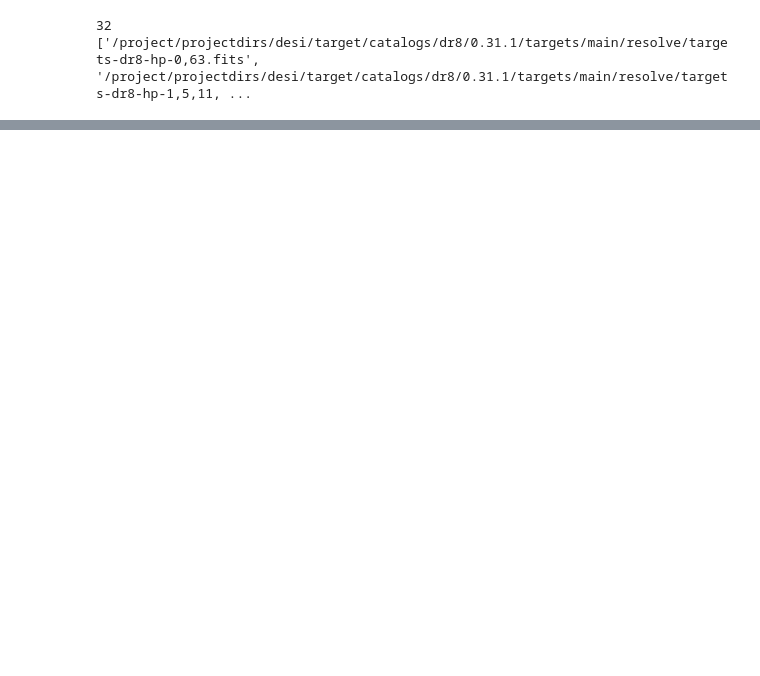
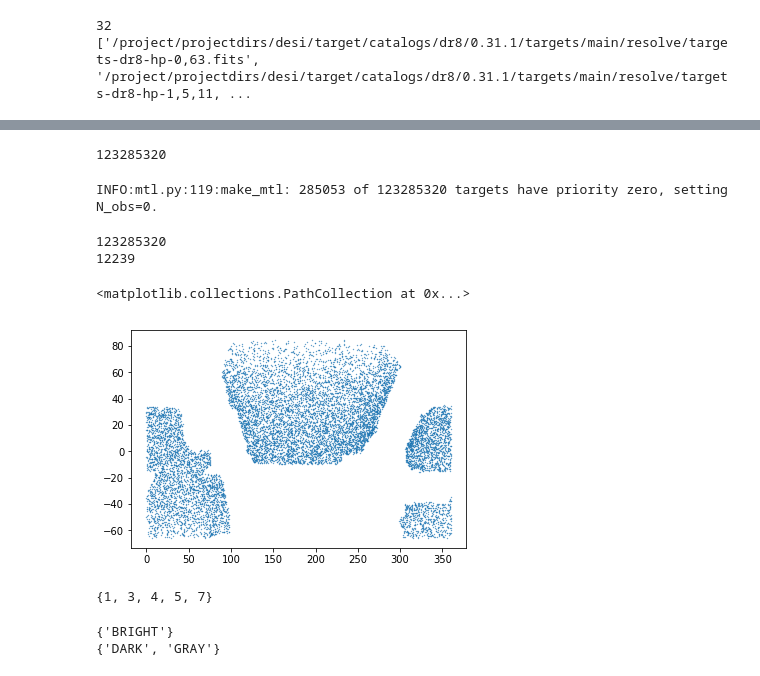
Before and after one commit to forero/fiberassign_explore, a Jupyter notebook: explore_DR8.ipynb, the cells around one changed output, grey strips where cells are left out. Saved outputs shown, nothing was run; the diff lists cells and outputs as text; code cells hidden in the pictures; blank space fills up the shorter version.

```diff
--- a/explore_DR8.ipynb
+++ b/explore_DR8.ipynb
@@ -35,0 +22,10 @@ plt.axis('equal')
+# %%
+data = fitsio.FITS(target_files[0], 'r')
+target_data = data[1].read(columns=['TARGETID', 'DESI_TARGET', 'MWS_TARGET', 'BGS_TARGET', 'SUBPRIORITY', 'NUMOBS_INIT', 'PRIORITY_INIT', 'RA', 'DEC'])
+data.close()
+for i, i_name in enumerate(target_files[1:]):
+    data = fitsio.FITS(i_name, 'r')
+    tmp_data = data[1].read(columns=['TARGETID', 'DESI_TARGET', 'MWS_TARGET', 'BGS_TARGET', 'SUBPRIORITY', 'NUMOBS_INIT', 'PRIORITY_INIT', 'RA', 'DEC'])
+    target_data = np.hstack((target_data, tmp_data))
+    data.close()
+    print(i, len(target_files), len(tmp_data))
@@ -35,0 +50,38 @@ plt.axis('equal')
+# %%
+len(target_data)
+# %% [output]
+123285320
+# %%
+mtl = desitarget.mtl.make_mtl(target_data)
+# %% [output]
+INFO:mtl.py:119:make_mtl: 285053 of 123285320 targets have priority zero, setting N_obs=0.
+# %%
+n_targets = len(mtl)
+print(n_targets)
+r = np.random.random(n_targets)
+rr = r<0.0001
+print(np.count_nonzero(rr))
+mini_mtl = mtl[rr]
+plt.scatter(mini_mtl['RA'], mini_mtl['DEC'], s=0.1)
+# %% [output]
+123285320
+12239
+<matplotlib.collections.PathCollection at 0x...>
+[figure, added]
+# %%
+set(mini_mtl['OBSCONDITIONS'])
+# %% [output]
+{1, 3, 4, 5, 7}
+# %%
+tiles = desimodel.io.load_tiles()
+ii_bright = (tiles['OBSCONDITIONS'] & obsconditions.BRIGHT)!=0
+print(set(tiles['PROGRAM'][ii_bright]))
+print(set(tiles['PROGRAM'][~ii_bright]))
+ii_south = (tiles['RA']<80) | (tiles['RA']>300)
+ii_north = (tiles['RA']>80) & (tiles['RA']<300)
+Table(tiles[ii_bright]).write('tiles_bright_time.fits', overwrite=True)
+Table(tiles[~ii_bright & ii_south]).write('tiles_dark_gray_time_south.fits', overwrite=True)
+Table(tiles[~ii_bright & ii_north]).write('tiles_dark_gray_time_north.fits', overwrite=True)
+# %% [output]
+{'BRIGHT'}
+{'DARK', 'GRAY'}
```
Also changed, not shown: parts of 10 cells of this notebook.
